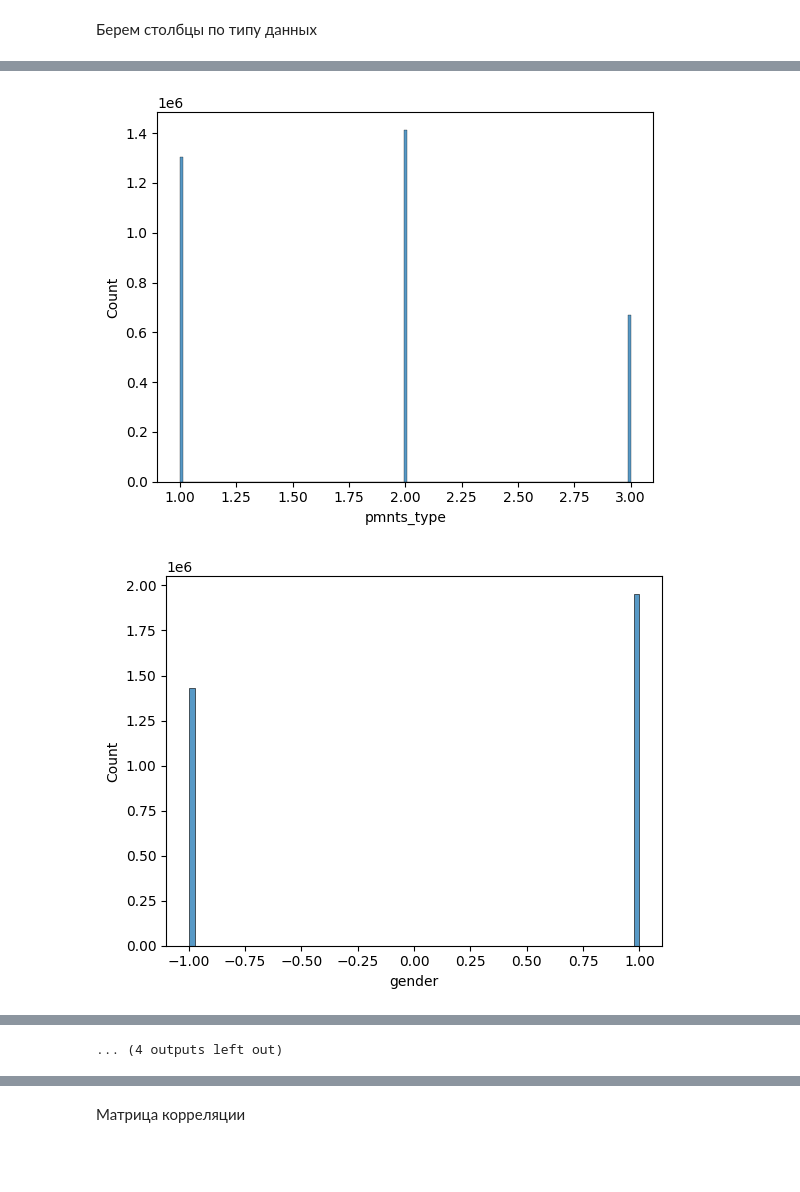
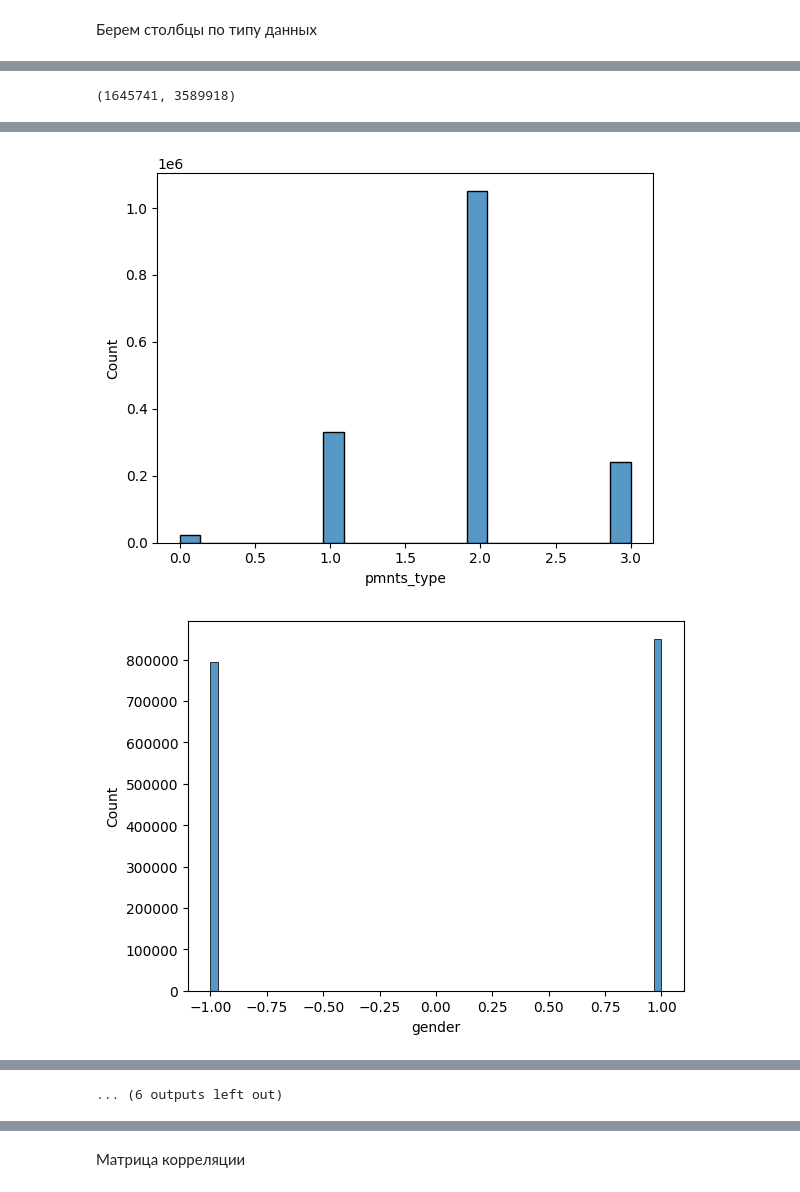
Before and after one commit to zibestr/AI-Hackathon-SFD, a Jupyter notebook: main.ipynb, the cells around one changed output, grey strips where cells are left out. Cells and saved outputs as stored; diff of their text form; code cells hidden in the pictures; blank space fills up the shorter version.

```diff
--- a/main.ipynb
+++ b/main.ipynb
@@ -105,6 +73,3 @@ train_df.loc[train_df['region'].isnull() & train_df['postal_code'].isnull()]
-# %%
-inds = train_df.loc[train_df['region'].isnull() & train_df['postal_code'].isnull()].index
-train_df = train_df.drop(index=inds)
 # %%
 train_df.loc[train_df['postal_code'] == 0]
 # %% [output]
@@ -204,8 +180,6 @@ train_df.drop(columns=[
     'pmnts_sum_per_year',
     'pmnts_nmbr_per_year',
     'incm_per_year',
-    'phone_number',
-    'email',
     'clnt_cprtn_time_d' # мб вернем пупсик
 ], inplace=True)
 # %%
@@ -254,8 +230,26 @@ display(int_cols, float_cols, cat_cols)
  'mgd_accum_period',
  'mgd_payment_period']
 ['quarter', 'region']
+# %%
+def selection_data(df: pd.DataFrame, cols: list[str], n=2):
+    for col in cols:
+        q1 = df[col].quantile(0.25)
+        q3 = df[col].quantile(0.75)
+        iqr = q3 - q1
+        lim_min = q1 - n * iqr
+        lim_max = q3 + n * iqr
+
+        df = df.loc[(df[col] >= lim_min) & (df[col] <= lim_max)]
+    return df
+
+
+buffer = train_df.copy()
+buffer = selection_data(buffer, ['balance', 'oprtn_sum_per_qrtr', 'frst_pmnt', 'lst_pmnt', 'pmnts_sum', 'pmnts_sum_per_qrtr', 'incm_sum', 'incm_per_qrtr', 'age'])
+len(buffer), len(train_df)
+# %% [output]
+(1645741, 3589918)
 # %%
 for col in int_cols:
-    sns.histplot(train_df[col])
+    sns.histplot(buffer[col])
     plt.show()
 # %% [output]
@@ -263,2 +257,2 @@ for col in int_cols:
-[figure, old version]
+[figure, new version]
-[figure, old version]
+[figure, new version]
@@ -274,3 +268,3 @@ for col in int_cols:
-... (4 outputs left out)
+... (6 outputs left out)
 # %%
 for col in float_cols:
```
Also changed, not shown: parts of 30 cells of this notebook, 1 other file.
